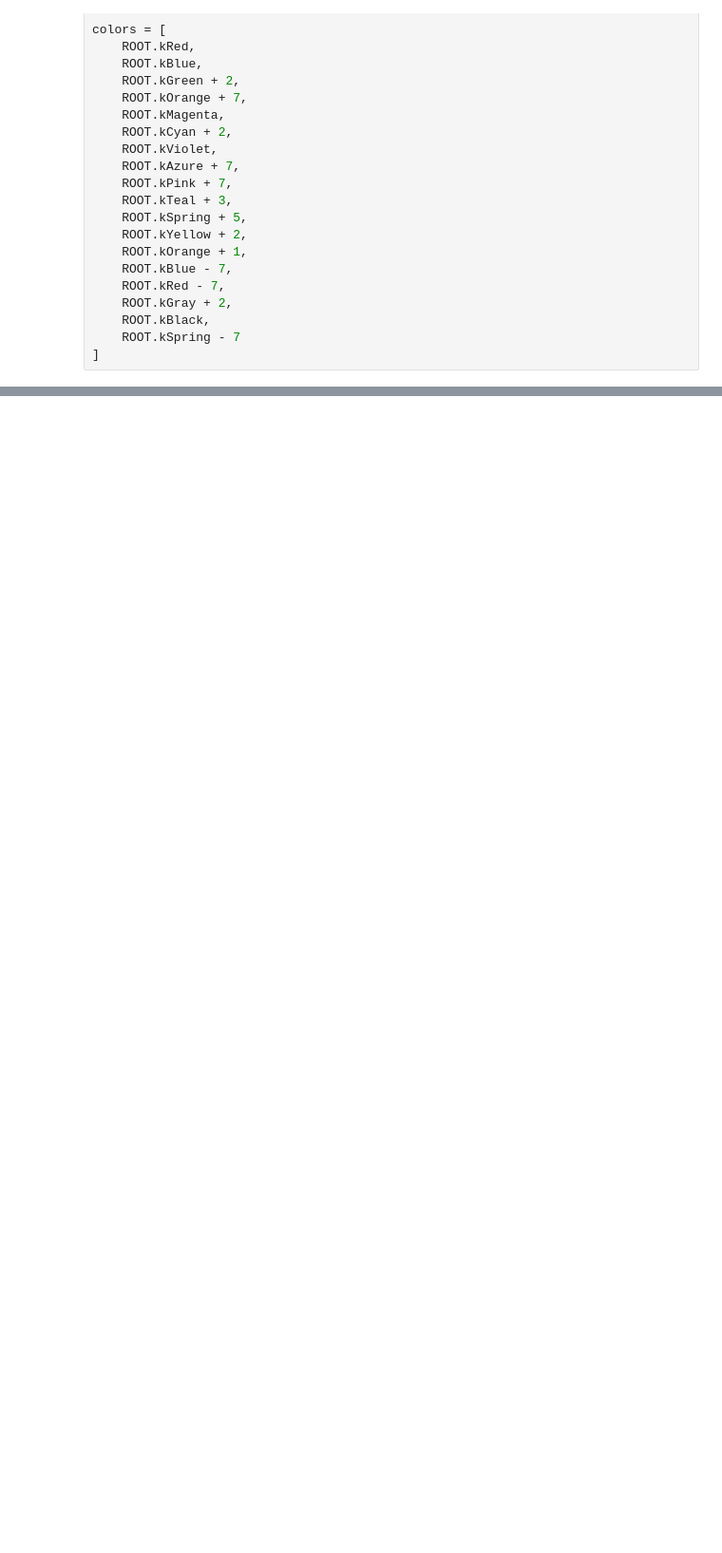
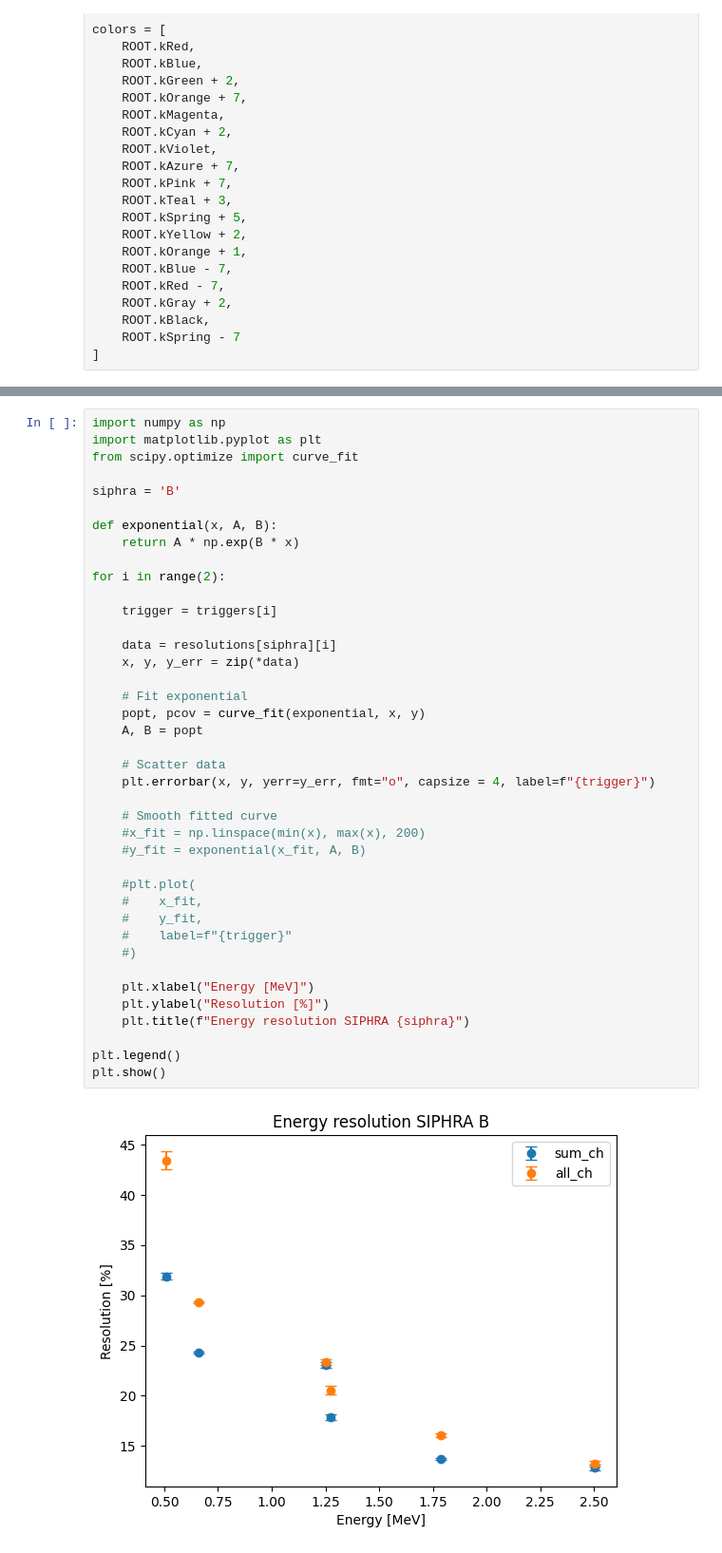
Before and after one commit to JohannaBark/SIPHRA_testing, a Jupyter notebook: notebooks/SumChTrigger.ipynb, the cells around one changed output, grey strips where cells are left out. Shown at 95% size. Cells and saved outputs as stored; diff of their text form; blank space fills up the shorter version.

Commit message:
Summing channel trigger tests

```diff
--- a/notebooks/SumChTrigger.ipynb
+++ b/notebooks/SumChTrigger.ipynb
@@ -173,0 +285,42 @@ for n, siphra in enumerate(siphras):
+# %%
+import numpy as np
+import matplotlib.pyplot as plt
+from scipy.optimize import curve_fit
+
+siphra = 'B'
+
+def exponential(x, A, B):
+    return A * np.exp(B * x)
+
+for i in range(2):
+
+    trigger = triggers[i]
+
+    data = resolutions[siphra][i]
+    x, y, y_err = zip(*data)
+
+    # Fit exponential
+    popt, pcov = curve_fit(exponential, x, y)
+    A, B = popt
+
+    # Scatter data
+    plt.errorbar(x, y, yerr=y_err, fmt="o", capsize = 4, label=f"{trigger}")
+
+    # Smooth fitted curve
+    #x_fit = np.linspace(min(x), max(x), 200)
+    #y_fit = exponential(x_fit, A, B)
+
+    #plt.plot(
+    #    x_fit,
+    #    y_fit,
+    #    label=f"{trigger}"
+    #)
+
+    plt.xlabel("Energy [MeV]")
+    plt.ylabel("Resolution [%]")
+    plt.title(f"Energy resolution SIPHRA {siphra}")
+
+plt.legend()
+plt.show()
+# %% [output]
+[figure, added]
```
Also changed, not shown: parts of 5 cells of this notebook, 4 other files.
